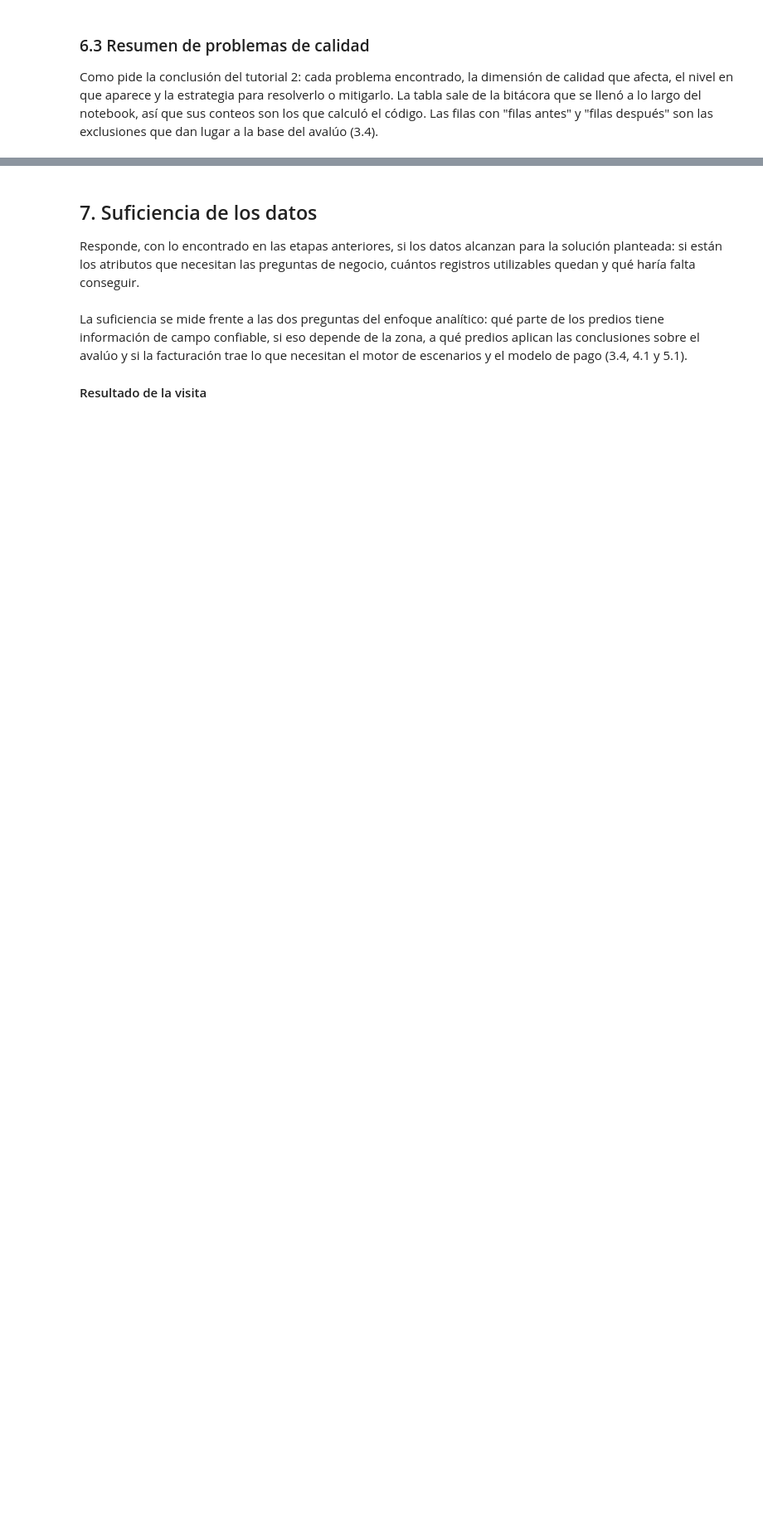
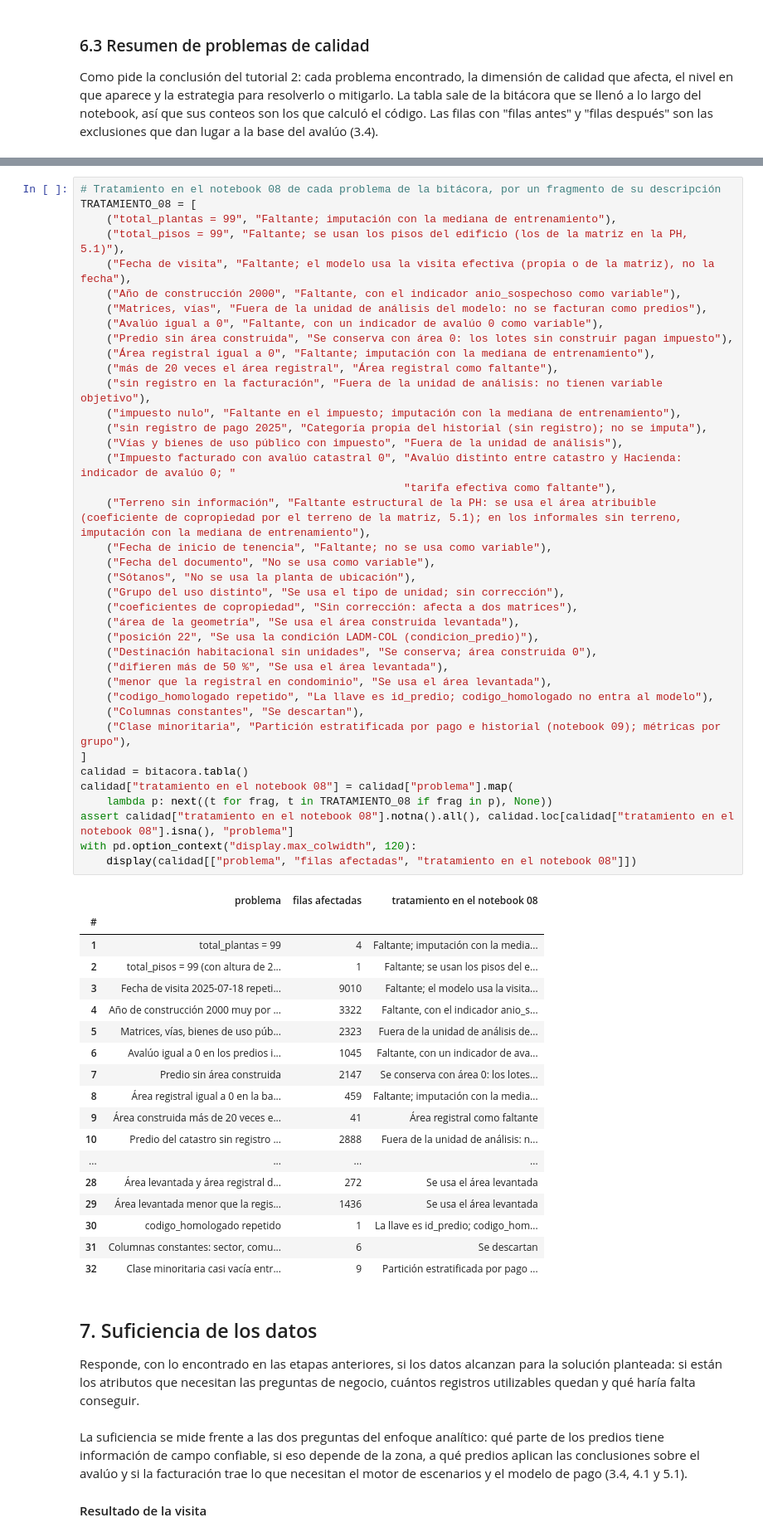
Before and after one commit to Danielfts/proyecto-MINE-ciencia-de-datos, a Jupyter notebook: entrega-2/notebooks/06-entendimiento-de-los-datos.ipynb, the cells around one changed output, grey strips where cells are left out. Shown at 83% size. Drawn from its saved outputs; the diff is of its cells as text; blank space fills up the shorter version.

```diff
--- a/entrega-2/notebooks/06-entendimiento-de-los-datos.ipynb
+++ b/entrega-2/notebooks/06-entendimiento-de-los-datos.ipynb
@@ -2261,3 +2449,61 @@ Ninguno impide el análisis: los valores de relleno se marcan como faltantes, y
+# %%
+# Tratamiento en el notebook 08 de cada problema de la bitácora, por un fragmento de su descripción
+TRATAMIENTO_08 = [
+    ("total_plantas = 99", "Faltante; imputación con la mediana de entrenamiento"),
+    ("total_pisos = 99", "Faltante; se usan los pisos del edificio (los de la matriz en la PH, 5.1)"),
+    ("Fecha de visita", "Faltante; el modelo usa la visita efectiva (propia o de la matriz), no la fecha"),
+    ("Año de construcción 2000", "Faltante, con el indicador anio_sospechoso como variable"),
+    ("Matrices, vías", "Fuera de la unidad de análisis del modelo: no se facturan como predios"),
+    ("Avalúo igual a 0", "Faltante, con un indicador de avalúo 0 como variable"),
+    ("Predio sin área construida", "Se conserva con área 0: los lotes sin construir pagan impuesto"),
+    ("Área registral igual a 0", "Faltante; imputación con la mediana de entrenamiento"),
+    ("más de 20 veces el área registral", "Área registral como faltante"),
+    ("sin registro en la facturación", "Fuera de la unidad de análisis: no tienen variable objetivo"),
+    ("impuesto nulo", "Faltante en el impuesto; imputación con la mediana de entrenamiento"),
+    ("sin registro de pago 2025", "Categoría propia del historial (sin registro); no se imputa"),
+    ("Vías y bienes de uso público con impuesto", "Fuera de la unidad de análisis"),
+    ("Impuesto facturado con avalúo catastral 0", "Avalúo distinto entre catastro y Hacienda: indicador de avalúo 0; "
+                                                  "tarifa efectiva como faltante"),
+    ("Terreno sin información", "Faltante estructural de la PH: se usa el área atribuible (coeficiente de copropiedad por el terreno de la matriz, 5.1); en los informales sin terreno, imputación con la mediana de entrenamiento"),
+    ("Fecha de inicio de tenencia", "Faltante; no se usa como variable"),
+    ("Fecha del documento", "No se usa como variable"),
+    ("Sótanos", "No se usa la planta de ubicación"),
+    ("Grupo del uso distinto", "Se usa el tipo de unidad; sin corrección"),
+    ("coeficientes de copropiedad", "Sin corrección: afecta a dos matrices"),
+    ("área de la geometría", "Se usa el área construida levantada"),
+    ("posición 22", "Se usa la condición LADM-COL (condicion_predio)"),
+    ("Destinación habitacional sin unidades", "Se conserva; área construida 0"),
+    ("difieren más de 50 %", "Se usa el área levantada"),
+    ("menor que la registral en condominio", "Se usa el área levantada"),
+    ("codigo_homologado repetido", "La llave es id_predio; codigo_homologado no entra al modelo"),
+    ("Columnas constantes", "Se descartan"),
+    ("Clase minoritaria", "Partición estratificada por pago e historial (notebook 09); métricas por grupo"),
+]
+calidad = bitacora.tabla()
+calidad["tratamiento en el notebook 08"] = calidad["problema"].map(
+    lambda p: next((t for frag, t in TRATAMIENTO_08 if frag in p), None))
+assert calidad["tratamiento en el notebook 08"].notna().all(), calidad.loc[calidad["tratamiento en el notebook 08"].isna(), "problema"]
+with pd.option_context("display.max_colwidth", 120):
+    display(calidad[["problema", "filas afectadas", "tratamiento en el notebook 08"]])
+# %% [output]
+|  | problema | filas afectadas | tratamiento en el notebook 08 |
+| # |  |  |  |
+| 1 | total_plantas = 99 | 4 | Faltante; imputación con la media... |
+| 2 | total_pisos = 99 (con altura de 2... | 1 | Faltante; se usan los pisos del e... |
+| 3 | Fecha de visita 2025-07-18 repeti... | 9010 | Faltante; el modelo usa la visita... |
+| 4 | Año de construcción 2000 muy por ... | 3322 | Faltante, con el indicador anio_s... |
+| 5 | Matrices, vías, bienes de uso púb... | 2323 | Fuera de la unidad de análisis de... |
+| 6 | Avalúo igual a 0 en los predios i... | 1045 | Faltante, con un indicador de ava... |
+| 7 | Predio sin área construida | 2147 | Se conserva con área 0: los lotes... |
+| 8 | Área registral igual a 0 en la ba... | 459 | Faltante; imputación con la media... |
+| 9 | Área construida más de 20 veces e... | 41 | Área registral como faltante |
+| 10 | Predio del catastro sin registro ... | 2888 | Fuera de la unidad de análisis: n... |
+| ... | ... | ... | ... |
+| 28 | Área levantada y área registral d... | 272 | Se usa el área levantada |
+| 29 | Área levantada menor que la regis... | 1436 | Se usa el área levantada |
+| 30 | codigo_homologado repetido | 1 | La llave es id_predio; codigo_hom... |
+| 31 | Columnas constantes: sector, comu... | 6 | Se descartan |
+| 32 | Clase minoritaria casi vacía entr... | 9 | Partición estratificada por pago ... |
 # %% [markdown]
 <a id="suficiencia"></a>
 
```
Also changed, not shown: parts of 25 cells of this notebook, 3 other files.
